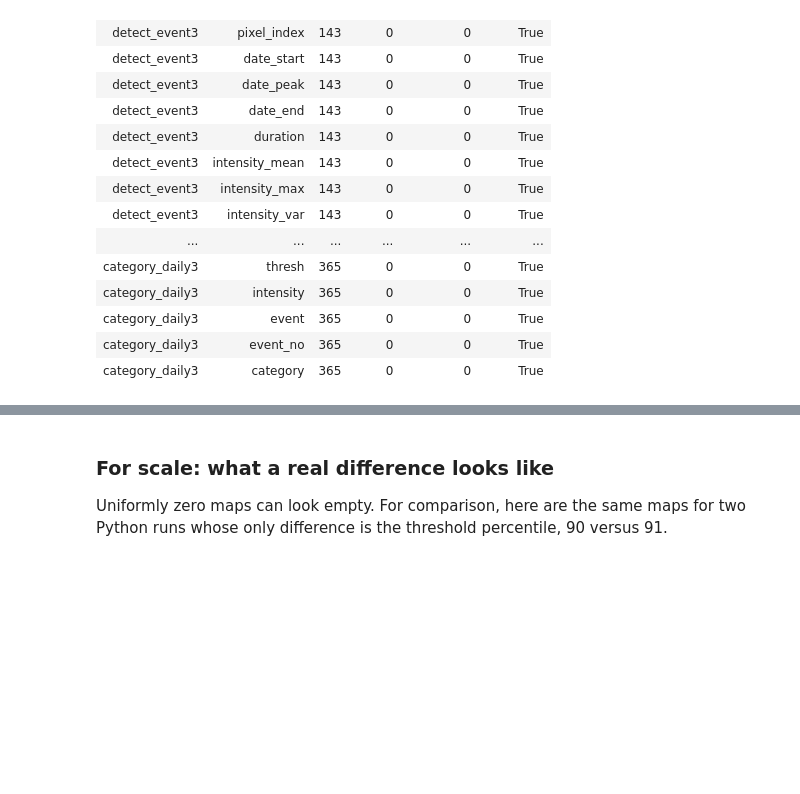
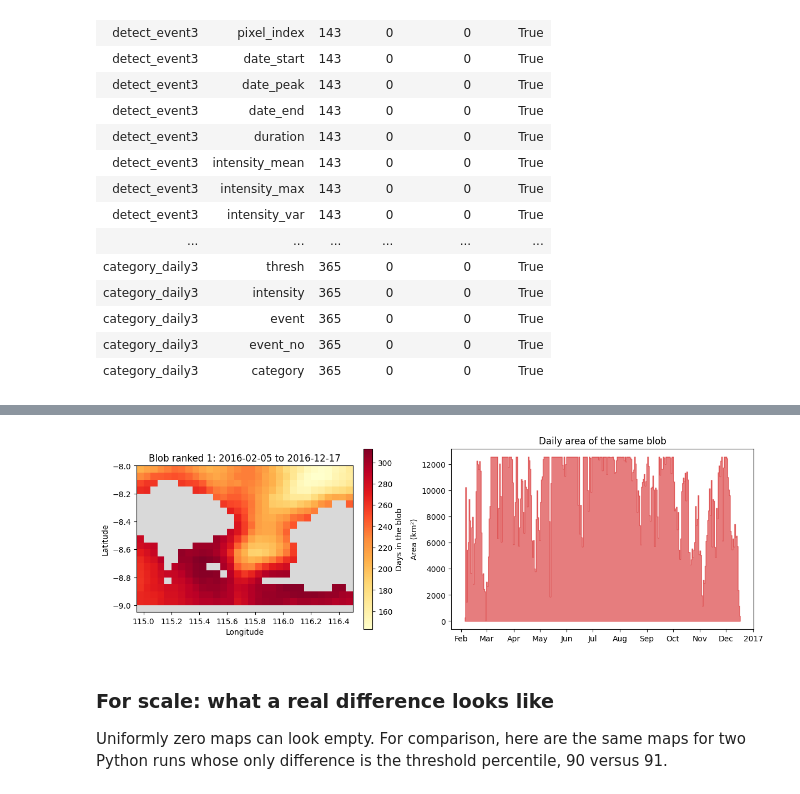
Before and after one commit to robwschlegel/heatwave3, a Jupyter notebook: python/notebooks/heatwave3_r_and_python.ipynb, the cells around one changed output, grey strips where cells are left out. Drawn from its saved outputs; the diff is of its cells as text; code cells hidden in the pictures; blank space fills up the shorter version.

```diff
--- a/python/notebooks/heatwave3_r_and_python.ipynb
+++ b/python/notebooks/heatwave3_r_and_python.ipynb
@@ -381,0 +399,4 @@ Pixel 115.375°E, -8.575°N: 59 columns compared over 115,826 values; all identi
+# %%
+py_blob = hw3.detect_blob3(SST, py_out["clim"], return_=("event", "daily", "voxel"))
+py_blob["event"][["blob", "duration", "date_start", "date_end", "cumI_km2_day",
+                  "peakArea_km2", "rank"]].head(3)
@@ -381,0 +408,15 @@ Pixel 115.375°E, -8.575°N: 59 columns compared over 115,826 values; all identi
+# %%
+# Blob-level comparison. Columns aggregated with sum()/mean() can differ in the
+# last bit or two, because R accumulates sums in 80-bit long double.
+r_be, p_be = r_df("r_blob_event"), py_blob["event"]
+rows = []
+for col in p_be.columns:
+    x, y = r_be[col], p_be[col]
+    if pd.api.types.is_datetime64_any_dtype(x):
+        x, y = x.astype("int64"), y.astype("int64")
+    x, y = x.to_numpy(dtype=float), y.to_numpy(dtype=float)
+    rows.append({"column": col, "identical values": int((x == y).sum()), "of": len(x),
+                 "max relative difference": float(np.max(np.abs(x - y) / np.maximum(np.abs(x), 1e-300)))})
+print(f"{len(p_be)} blobs in Python, {len(r_be)} in R; same blobs in the same order: "
+      f"{np.array_equal(r_be['blob'], p_be['blob'])}")
+pd.DataFrame(rows).style.format({"max relative difference": "{:.1e}"}).hide(axis="index")
@@ -382,3 +437,27 @@ Pixel 115.375°E, -8.575°N: 59 columns compared over 115,826 values; all identi
+# %%
+top = py_blob["event"].iloc[0]
+vox = py_blob["voxel"][py_blob["voxel"]["blob"] == top["blob"]]
+days = vox.groupby(["lon", "lat"]).size().rename("days").reset_index()
+daily = py_blob["daily"][py_blob["daily"]["blob"] == top["blob"]].set_index("date")["area_km2"]
+daily = daily.reindex(pd.date_range(daily.index.min(), daily.index.max()), fill_value=0)  # absent days = 0
+
+fig, axes = plt.subplots(1, 2, figsize=(12, 3.8), constrained_layout=True,
+                         gridspec_kw={"width_ratios": [1, 1.4]})
+ax = axes[0]
+ax.set_facecolor("0.85")
+grid = to_grid(ocean.merge(days, how="left").assign(
+    days=lambda x: x["days"].where(x["seas"].astype(bool))), "days")
+m = ax.pcolormesh(lons, lats, grid, cmap="YlOrRd", shading="nearest")
+fig.colorbar(m, ax=ax, label="Days in the blob")
+ax.set(xlabel="Longitude", ylabel="Latitude", aspect="equal",
+       title=f"Blob ranked 1: {top['date_start']:%Y-%m-%d} to {top['date_end']:%Y-%m-%d}")
+ax = axes[1]
+ax.fill_between(daily.index, daily.to_numpy(), color="tab:red", alpha=0.6, step="mid")
+ax.xaxis.set_major_formatter(mdates.ConciseDateFormatter(ax.xaxis.get_major_locator()))
+ax.set(ylabel="Area (km²)", title="Daily area of the same blob")
+plt.show()
+# %% [output]
+[figure, added]
 # %% [markdown]
 ### For scale: what a real difference looks like
 
```
Also changed, not shown: parts of 7 cells of this notebook, 32 other files.
